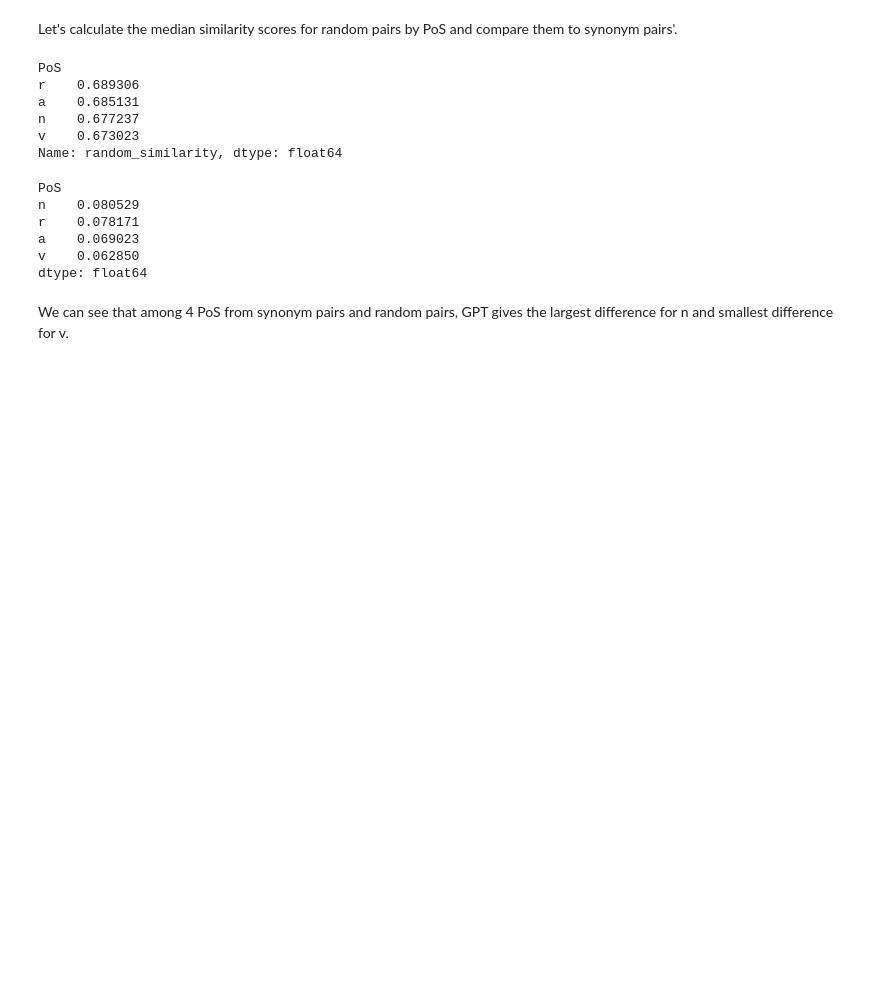
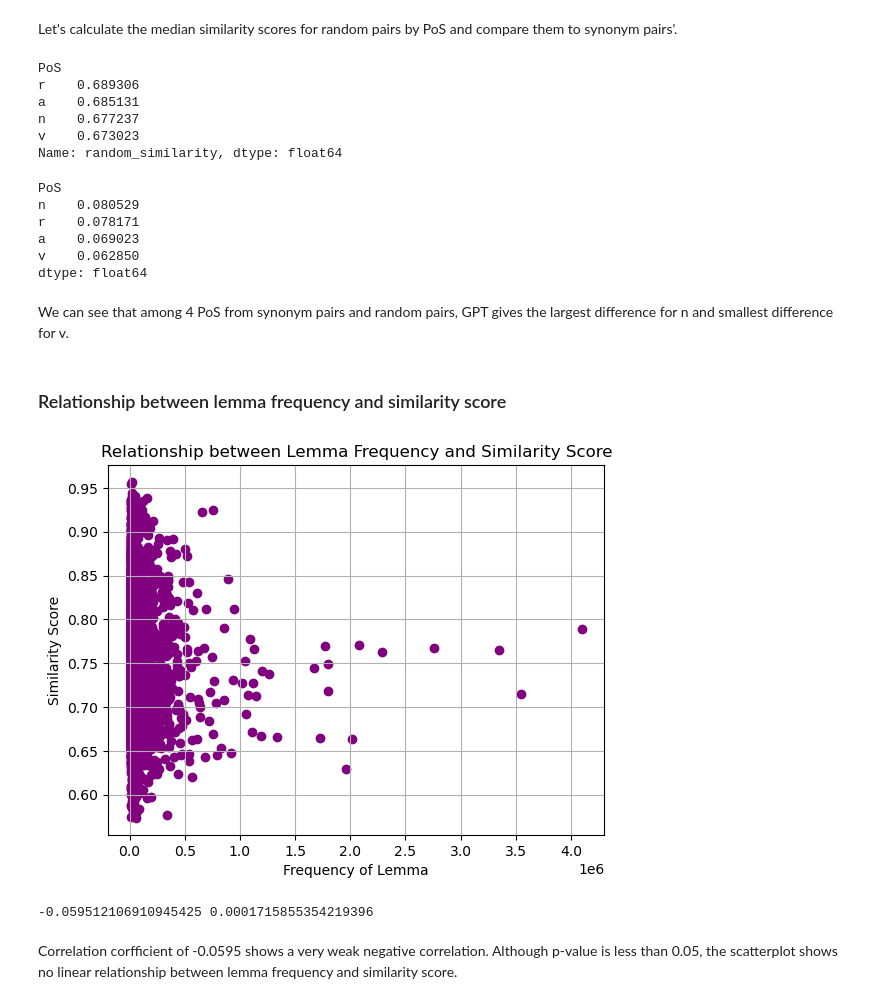
Before and after one commit to zg915/GPT_synonym_embedding, a Jupyter notebook: EDA_4000_pairs.ipynb, the cells around one changed output. Saved outputs shown, nothing was run; the diff lists cells and outputs as text; code cells hidden in the pictures; blank space fills up the shorter version.

Commit message:
add relationship between freq and similarity

```diff
--- a/EDA_4000_pairs.ipynb
+++ b/EDA_4000_pairs.ipynb
@@ -159,3 +159,21 @@ v    0.062850
 dtype: float64
 # %% [markdown]
 We can see that among 4 PoS from synonym pairs and random pairs, GPT gives the largest difference for n and smallest difference for v.
+# %% [markdown]
+### Relationship between lemma frequency and similarity score
+# %%
+plt.scatter(df['freq'], eda_df['synonym_similarity'], color='purple')
+plt.title('Relationship between Lemma Frequency and Similarity Score')
+plt.xlabel('Frequency of Lemma')
+plt.ylabel('Similarity Score')
+plt.grid(True)
+plt.show()
+# %% [output]
+[figure, added]
+# %%
+correlation_coefficient, p_value = stats.pearsonr(df['freq'], eda_df['synonym_similarity'])
+print(correlation_coefficient, p_value)
+# %% [output]
+-0.059512106910945425 0.0001715855354219396
+# %% [markdown]
+Correlation corfficient of -0.0595 shows a very weak negative correlation. Although p-value is less than 0.05, the scatterplot shows no linear relationship between lemma frequency and similarity score.
```
